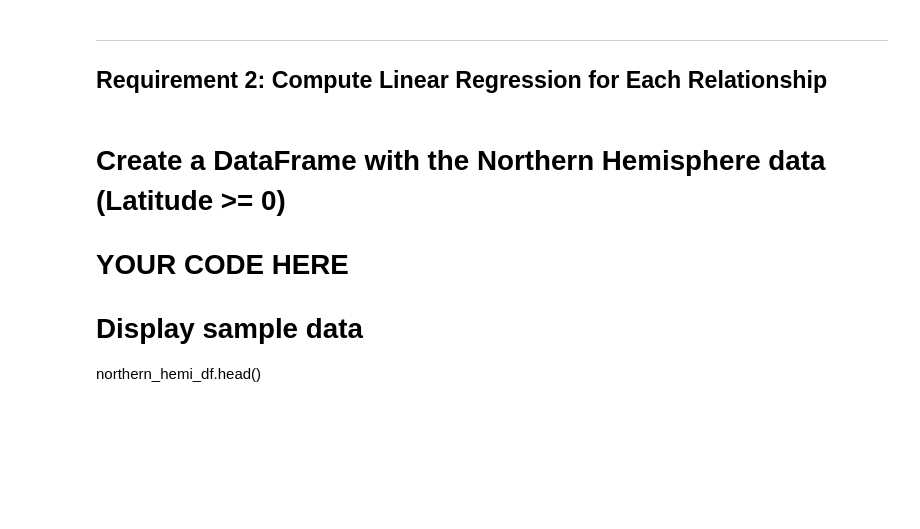
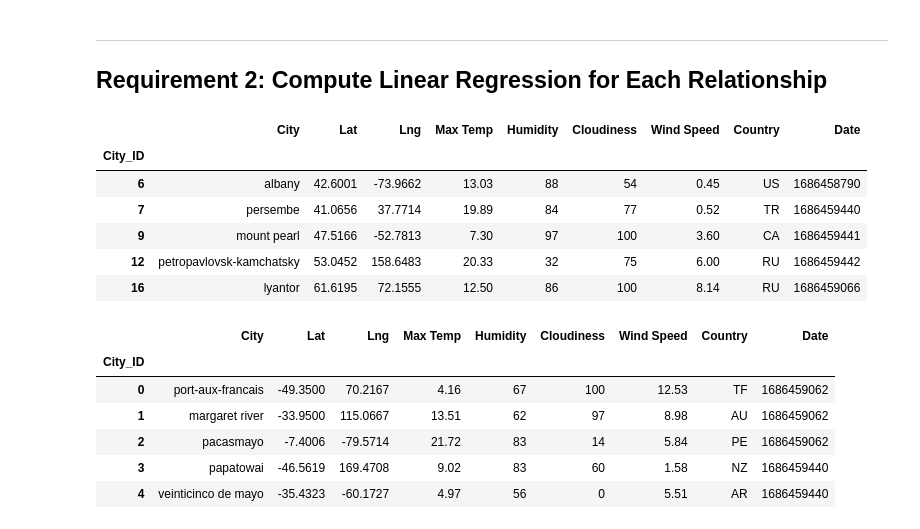
Before and after one commit to benrich322/python-api-challenge, a Jupyter notebook: WeatherPy/WeatherPy.ipynb, the cells around one changed output. Cells and saved outputs as stored; diff of their text form; code cells hidden in the pictures; blank space fills up the shorter version.

```diff
--- a/WeatherPy/WeatherPy.ipynb
+++ b/WeatherPy/WeatherPy.ipynb
@@ -304,6 +304,26 @@ city_weather['clouds']['all']
-# %% [markdown]
-# Create a DataFrame with the Northern Hemisphere data (Latitude >= 0)
-# YOUR CODE HERE
-
-# Display sample data
-northern_hemi_df.head()
+# %%
+# Create a DataFrame with the Northern Hemisphere data (Latitude >= 0)
+northern_hemi_df = city_data_df[(city_data_df["Lat"] >= 0)]
+# Display sample data
+northern_hemi_df.head()
+# %% [output]
+|  | City | Lat | Lng | Max Temp | Humidity | Cloudiness | Wind Speed | Country | Date |
+| City_ID |  |  |  |  |  |  |  |  |  |
+| 6 | albany | 42.6001 | -73.9662 | 13.03 | 88 | 54 | 0.45 | US | 1686458790 |
+| 7 | persembe | 41.0656 | 37.7714 | 19.89 | 84 | 77 | 0.52 | TR | 1686459440 |
+| 9 | mount pearl | 47.5166 | -52.7813 | 7.30 | 97 | 100 | 3.60 | CA | 1686459441 |
+| 12 | petropavlovsk-kamchatsky | 53.0452 | 158.6483 | 20.33 | 32 | 75 | 6.00 | RU | 1686459442 |
+| 16 | lyantor | 61.6195 | 72.1555 | 12.50 | 86 | 100 | 8.14 | RU | 1686459066 |
+# %%
+# Create a DataFrame with the Southern Hemisphere data (Latitude < 0)
+southern_hemi_df = city_data_df[(city_data_df["Lat"] < 0)]
+# Display sample data
+southern_hemi_df.head()
+# %% [output]
+|  | City | Lat | Lng | Max Temp | Humidity | Cloudiness | Wind Speed | Country | Date |
+| City_ID |  |  |  |  |  |  |  |  |  |
+| 0 | port-aux-francais | -49.3500 | 70.2167 | 4.16 | 67 | 100 | 12.53 | TF | 1686459062 |
+| 1 | margaret river | -33.9500 | 115.0667 | 13.51 | 62 | 97 | 8.98 | AU | 1686459062 |
+| 2 | pacasmayo | -7.4006 | -79.5714 | 21.72 | 83 | 14 | 5.84 | PE | 1686459062 |
+| 3 | papatowai | -46.5619 | 169.4708 | 9.02 | 83 | 60 | 1.58 | NZ | 1686459440 |
+| 4 | veinticinco de mayo | -35.4323 | -60.1727 | 4.97 | 56 | 0 | 5.51 | AR | 1686459440 |
```
Also changed, not shown: parts of 4 cells of this notebook.
